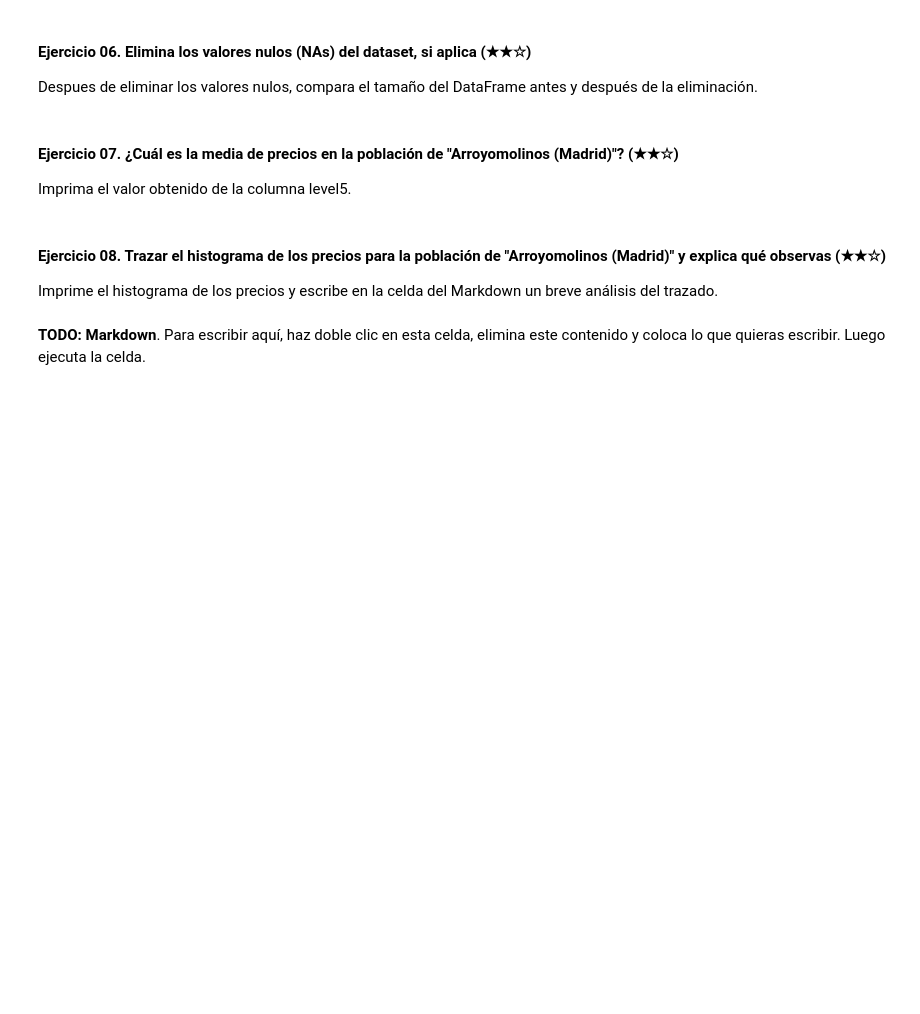
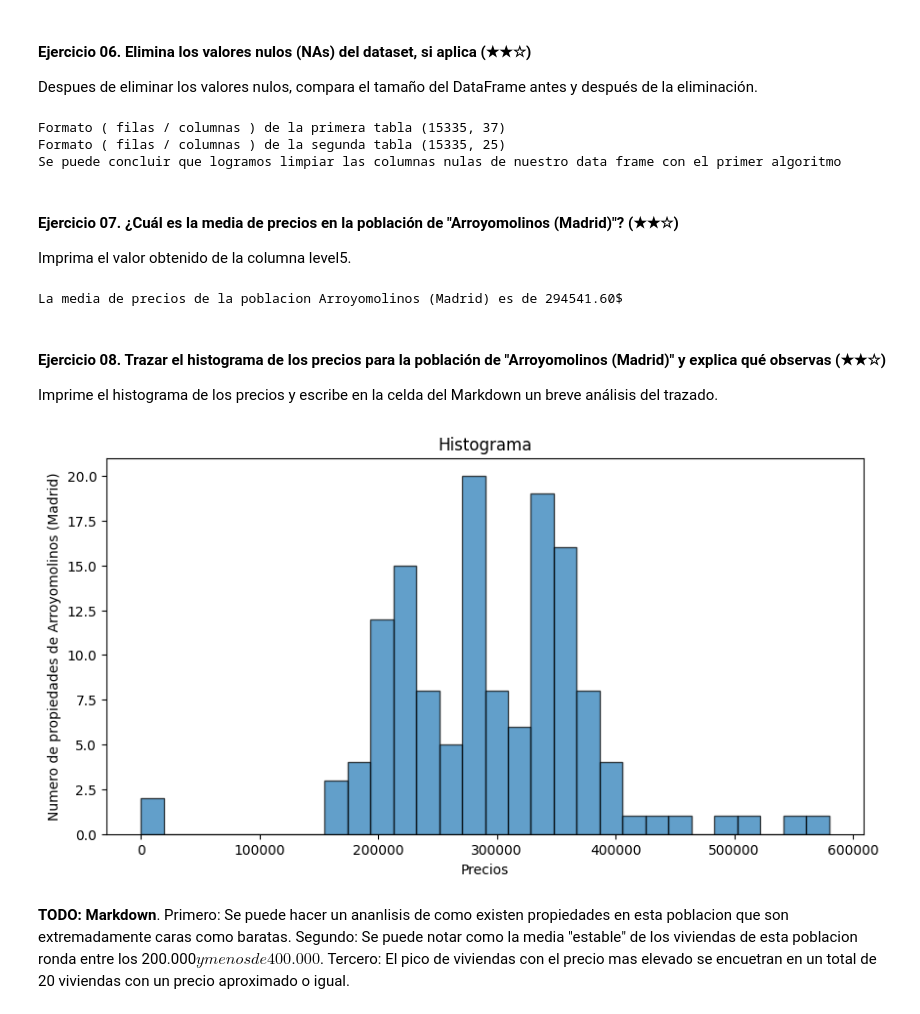
Before and after one commit to SantigoTP/data-clean-up-pandas-for-beginners-project, a Jupyter notebook: project.es.ipynb, the cells around one changed output. Saved outputs shown, nothing was run; the diff lists cells and outputs as text; code cells hidden in the pictures; blank space fills up the shorter version.

```diff
--- a/project.es.ipynb
+++ b/project.es.ipynb
@@ -195,19 +239,69 @@ Imprima un booleano (`True` o `False`) para verificar si hay valores nulos segui
 Despues de eliminar los valores nulos, compara el tamaño del DataFrame antes y después de la eliminación.
 # %%
 # TODO
+import pandas as pd
+ds = pd.read_csv('assets/real_estate.csv', sep=';')
+pd.set_option('display.max_columns', None)
+pd.set_option('display.width', 1000)
+ds_nulos = ds.isnull()
+lista_nulos = []
+nulos_flag = False
+
+for columna in ds_nulos.columns:
+    if ds_nulos[columna].sum() > 0:
+        lista_nulos.append(columna)
+        nulos_flag = True
+
+ds_nuevo = ds.drop(columns=lista_nulos)
+
+print(f"Formato ( filas / columnas ) de la primera tabla {ds.shape}")
+print(f"Formato ( filas / columnas ) de la segunda tabla {ds_nuevo.shape}")
+
+print("Se puede concluir que logramos limpiar las columnas nulas de nuestro data frame con el primer algoritmo")
+# %% [output]
+Formato ( filas / columnas ) de la primera tabla (15335, 37)
+Formato ( filas / columnas ) de la segunda tabla (15335, 25)
+Se puede concluir que logramos limpiar las columnas nulas de nuestro data frame con el primer algoritmo
 # %% [markdown]
 #### Ejercicio 07. ¿Cuál es la media de precios en la población de "Arroyomolinos (Madrid)"? (★★☆)
 
 Imprima el valor obtenido de la columna level5.
 # %%
 # TODO
+import pandas as pd
+ds = pd.read_csv('assets/real_estate.csv', sep=';')
+
+columna_poblacion = 'level5'
+columna_precio = 'price'
+poblacion = "Arroyomolinos (Madrid)"
+
+media_precios = ds[ds[columna_poblacion] == poblacion][columna_precio].mean()
+
+print(f"La media de precios de la poblacion {poblacion} es de {media_precios:.2f}$")
+# %% [output]
+La media de precios de la poblacion Arroyomolinos (Madrid) es de 294541.60$
 # %% [markdown]
 #### Ejercicio 08. Trazar el histograma de los precios para la población de "Arroyomolinos (Madrid)" y explica qué observas (★★☆)
 
 Imprime el histograma de los precios y escribe en la celda del Markdown un breve análisis del trazado.
 # %%
 import matplotlib.pyplot as plt
+import pandas as pd
+ds = pd.read_csv('assets/real_estate.csv', sep=';')
 
-# Trazar el histograma de precios
+columna_poblacion = 'level5'
+columna_precio = 'price'
+poblacion = "Arroyomolinos (Madrid)"
+
+precios_arroyosMolinos = ds[ds[columna_poblacion] == poblacion][columna_precio]
+
+plt.figure(figsize = (10, 5))
+plt.hist(precios_arroyosMolinos, bins = 30, alpha = 0.7, edgecolor='black')
+plt.xlabel("Precios")
+plt.ylabel(f"Numero de propiedades de {poblacion}")
+plt.title("Histograma")
+plt.show()
+# %% [output]
+[figure, added]
 # %% [markdown]
-**TODO: Markdown**. Para escribir aquí, haz doble clic en esta celda, elimina este contenido y coloca lo que quieras escribir. Luego ejecuta la celda.
+**TODO: Markdown**. Primero: Se puede hacer un ananlisis de como existen propiedades en esta poblacion que son extremadamente caras como baratas. Segundo: Se puede notar como la media "estable" de los viviendas de esta poblacion ronda entre los 200.000$ y menos de 400.000$. Tercero: El pico de viviendas con el precio mas elevado se encuetran en un total de 20 viviendas con un precio aproximado o igual.
```
Also changed, not shown: parts of 5 cells of this notebook.
